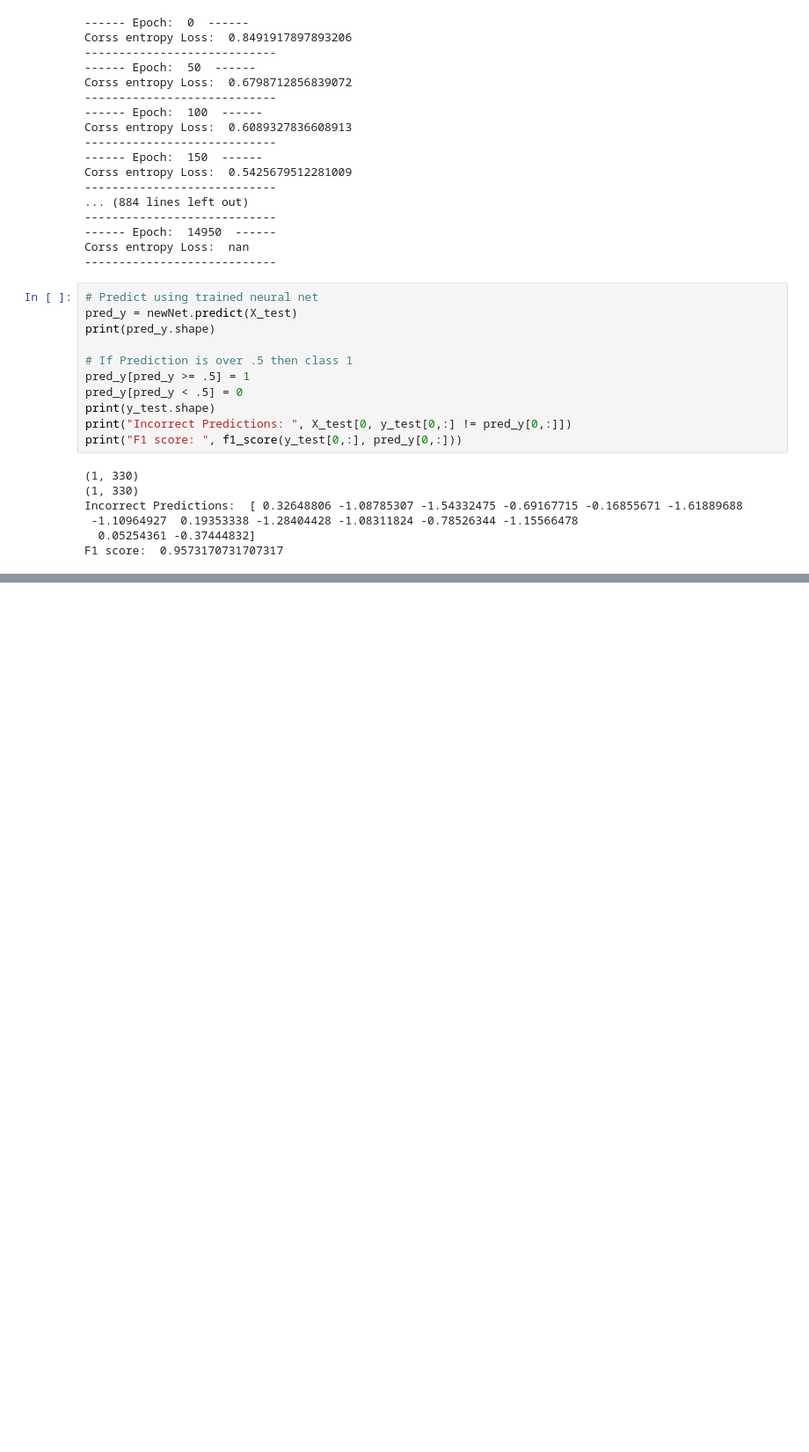
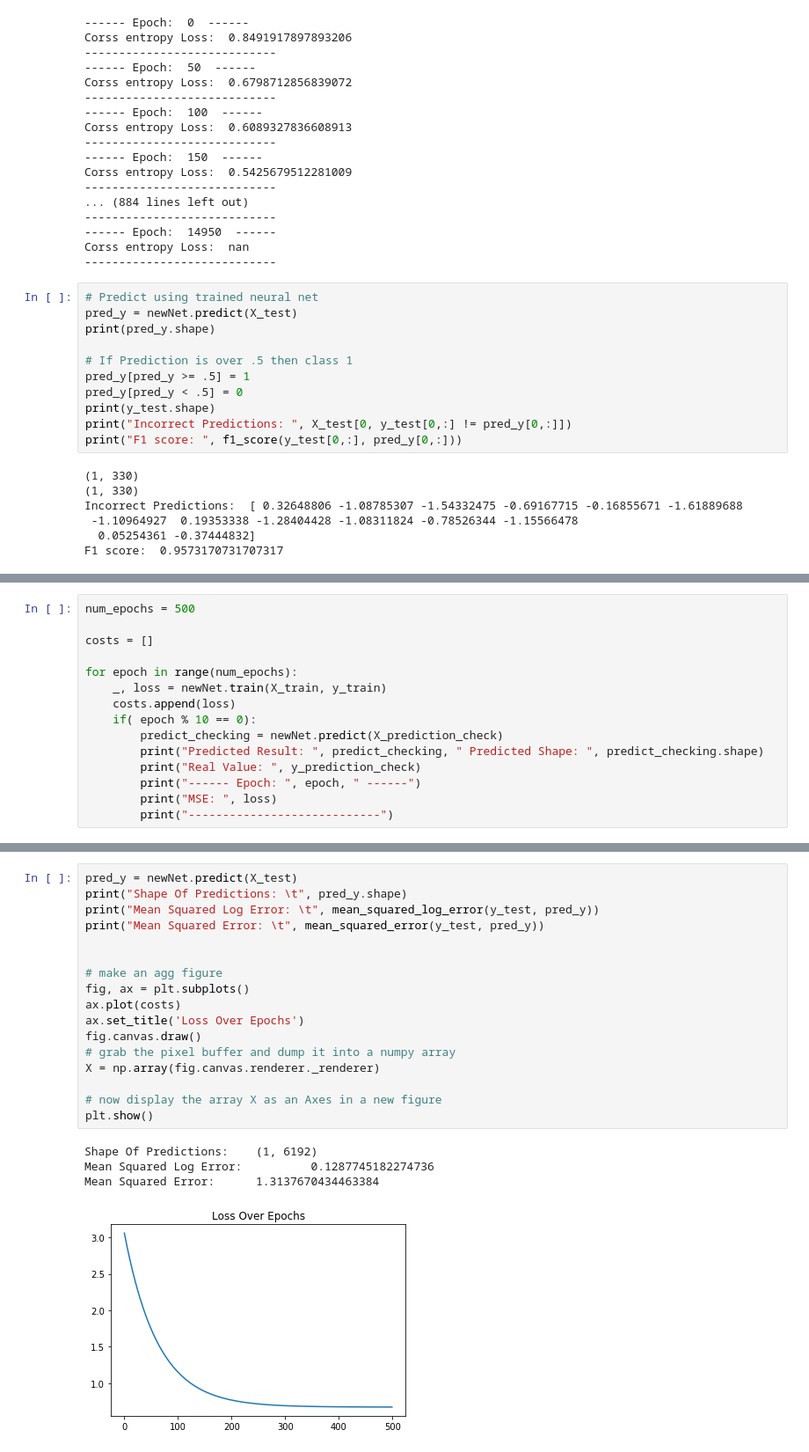
Before and after one commit to thomasCM23/DenseNeuralNet, a Jupyter notebook: 1_Basic_Example.ipynb, the cells around one changed output, grey strips where cells are left out. Shown at 88% size. Saved outputs shown, nothing was run; the diff lists cells and outputs as text; blank space fills up the shorter version.

Commit message:
Tried to test regression and MSE, didn't work. Also README

```diff
--- a/1_Basic_Example.ipynb
+++ b/1_Basic_Example.ipynb
@@ -232,0 +248,15 @@ Corss entropy Loss:  9358.528676548482
+# %%
+num_epochs = 500
+
+costs = []
+
+for epoch in range(num_epochs):
+    _, loss = newNet.train(X_train, y_train)
+    costs.append(loss)
+    if( epoch % 10 == 0):
+        predict_checking = newNet.predict(X_prediction_check)
+        print("Predicted Result: ", predict_checking, " Predicted Shape: ", predict_checking.shape)
+        print("Real Value: ", y_prediction_check)
+        print("------ Epoch: ", epoch, " ------")
+        print("MSE: ", loss)
+        print("----------------------------")
@@ -232,0 +281,22 @@ Corss entropy Loss:  9358.528676548482
+# %%
+pred_y = newNet.predict(X_test)
+print("Shape Of Predictions: \t", pred_y.shape)
+print("Mean Squared Log Error: \t", mean_squared_log_error(y_test, pred_y))
+print("Mean Squared Error: \t", mean_squared_error(y_test, pred_y))
+
+
+# make an agg figure
+fig, ax = plt.subplots()
+ax.plot(costs)
+ax.set_title('Loss Over Epochs')
+fig.canvas.draw()
+# grab the pixel buffer and dump it into a numpy array
+X = np.array(fig.canvas.renderer._renderer)
+
+# now display the array X as an Axes in a new figure
+plt.show()
+# %% [output]
+Shape Of Predictions:    (1, 6192)
+Mean Squared Log Error:          0.1287745182274736
+Mean Squared Error:      1.3137670434463384
+[figure, added]
```
Also changed, not shown: parts of 8 cells of this notebook, 8 other files.
